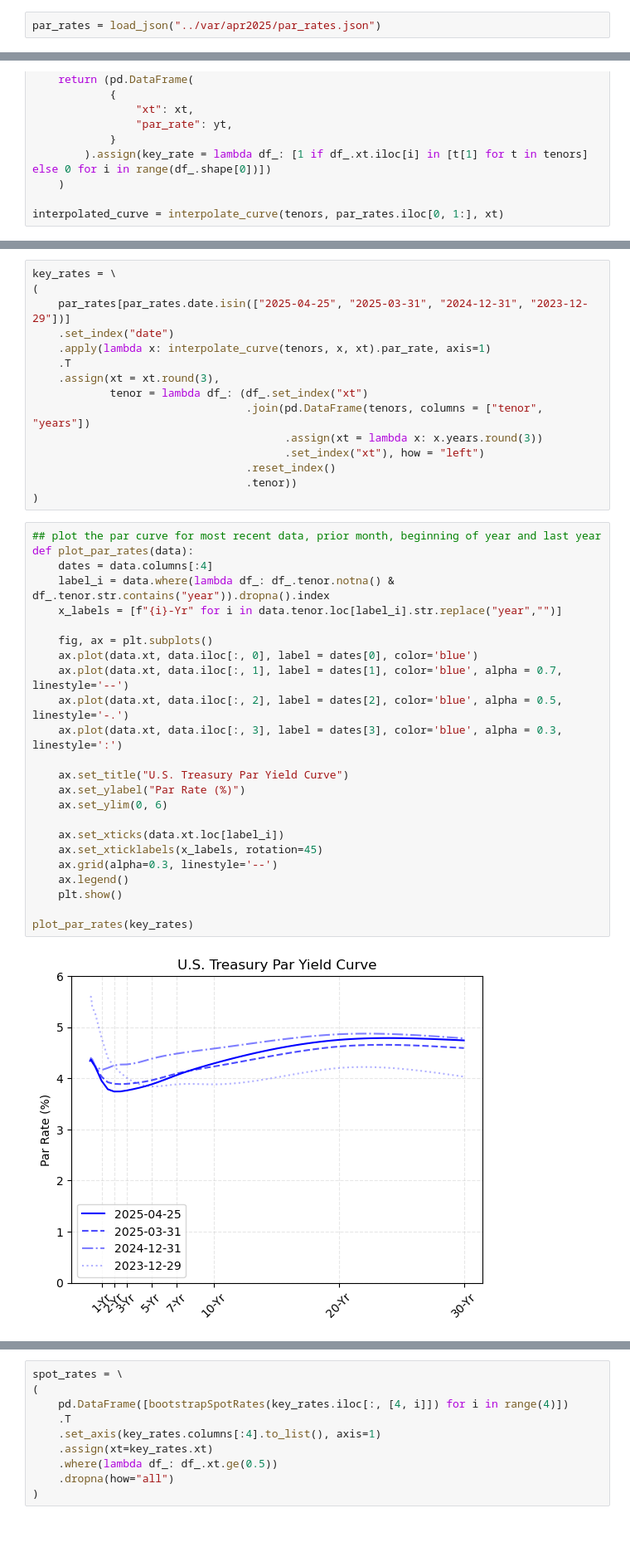
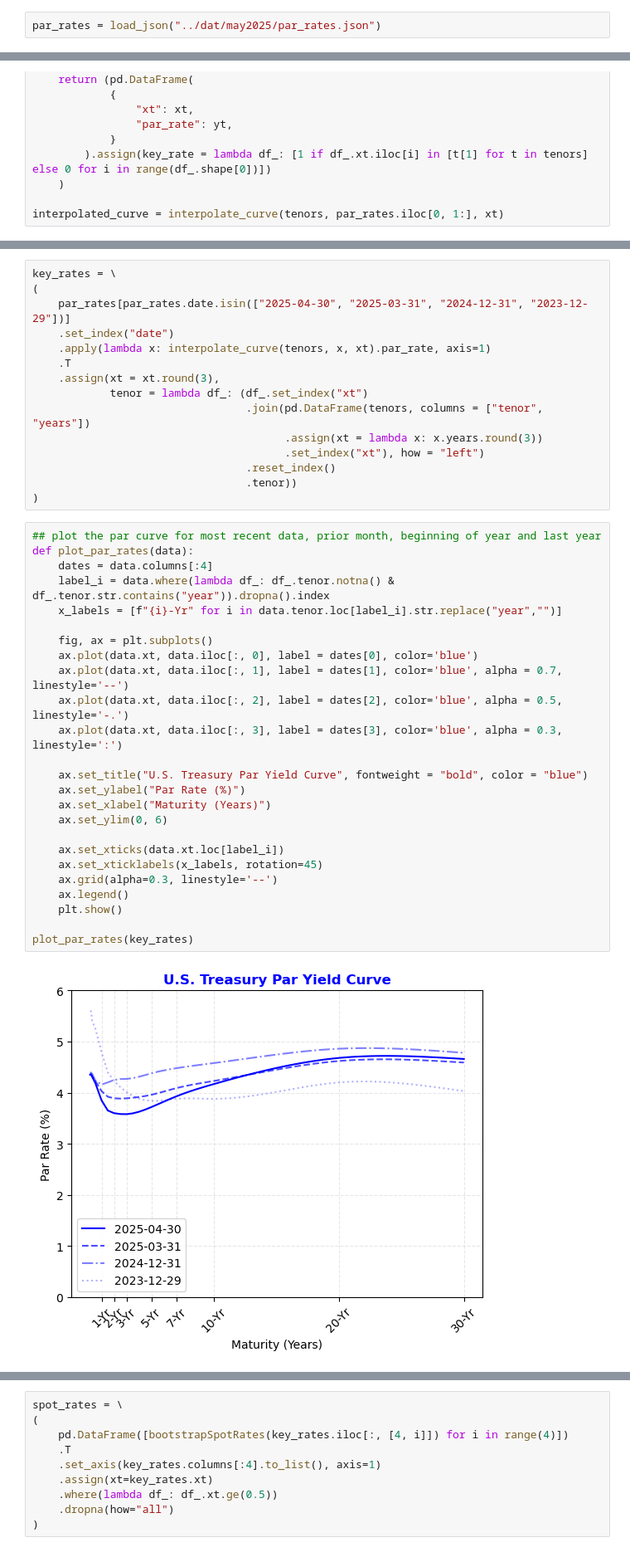
Before and after one commit to rtrimble13/tb-notebooks, a Jupyter notebook: src/202505_term_structure.ipynb, the cells around one changed output, grey strips where cells are left out. Shown at 83% size. Drawn from its saved outputs; the diff is of its cells as text; blank space fills up the shorter version.

```diff
--- a/src/202504_term_structure.ipynb
+++ b/src/202505_term_structure.ipynb
@@ -26,2 +32,2 @@ def load_json(filename):
 # %%
-par_rates = load_json("../var/apr2025/par_rates.json")
+par_rates = load_json("../dat/may2025/par_rates.json")
@@ -91,7 +74,7 @@ interpolated_curve
 # %%
 key_rates = \
 (
-    par_rates[par_rates.date.isin(["2025-04-25", "2025-03-31", "2024-12-31", "2023-12-29"])]
+    par_rates[par_rates.date.isin(["2025-04-30", "2025-03-31", "2024-12-31", "2023-12-29"])]
     .set_index("date")
     .apply(lambda x: interpolate_curve(tenors, x, xt).par_rate, axis=1)
     .T
@@ -106,26 +89,27 @@ key_rates = \
 # %%
 ## plot the par curve for most recent data, prior month, beginning of year and last year
 def plot_par_rates(data):
     dates = data.columns[:4]
     label_i = data.where(lambda df_: df_.tenor.notna() & df_.tenor.str.contains("year")).dropna().index
     x_labels = [f"{i}-Yr" for i in data.tenor.loc[label_i].str.replace("year","")]
 
     fig, ax = plt.subplots()
     ax.plot(data.xt, data.iloc[:, 0], label = dates[0], color='blue')
     ax.plot(data.xt, data.iloc[:, 1], label = dates[1], color='blue', alpha = 0.7, linestyle='--')
     ax.plot(data.xt, data.iloc[:, 2], label = dates[2], color='blue', alpha = 0.5, linestyle='-.')
     ax.plot(data.xt, data.iloc[:, 3], label = dates[3], color='blue', alpha = 0.3, linestyle=':')
 
-    ax.set_title("U.S. Treasury Par Yield Curve")
+    ax.set_title("U.S. Treasury Par Yield Curve", fontweight = "bold", color = "blue")
     ax.set_ylabel("Par Rate (%)")
+    ax.set_xlabel("Maturity (Years)")
     ax.set_ylim(0, 6)
 
     ax.set_xticks(data.xt.loc[label_i])
     ax.set_xticklabels(x_labels, rotation=45)
     ax.grid(alpha=0.3, linestyle='--')
     ax.legend()
     plt.show()
 
 plot_par_rates(key_rates)
 # %% [output]
-[figure, old version]
+[figure, new version]
```
Also changed, not shown: parts of 13 cells of this notebook, 2 other files.
